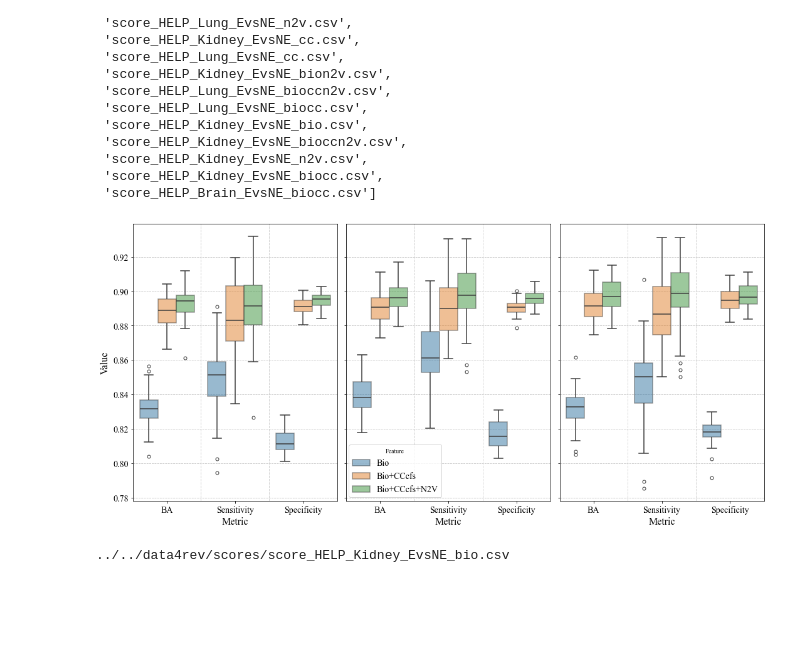
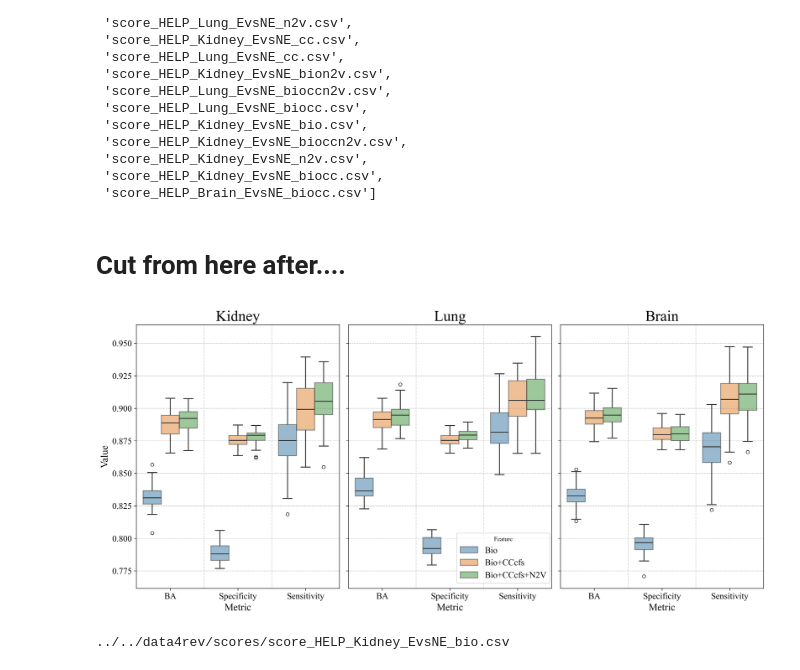
Before and after one commit to giordamaug/HELP, a Jupyter notebook: HELPpy/notebooks/score_boxplot.ipynb, the cells around one changed output. Saved outputs shown, nothing was run; the diff lists cells and outputs as text; code cells hidden in the pictures; blank space fills up the shorter version.

```diff
--- a/HELPpy/notebooks/score_boxplot.ipynb
+++ b/HELPpy/notebooks/score_boxplot.ipynb
@@ -124,6 +124,8 @@ os.listdir(scorepath)
  'score_HELP_Kidney_EvsNE_n2v.csv',
  'score_HELP_Kidney_EvsNE_biocc.csv',
  'score_HELP_Brain_EvsNE_biocc.csv']
+# %% [markdown]
+# Cut from here after....
 # %%
 import matplotlib.pyplot as plt
 import seaborn as sns
@@ -131,13 +133,14 @@ import pandas as pd
 import os
 
 tissues = ['Kidney', 'Lung', 'Brain']
-scorepath = '../../data4rev/scores'
+scorepath = '../../data4rev/scoresfinal'
 features = ["Bio", "Bio+CCcfs", "Bio+CCcfs+N2V"]
 suffixes = ['bio', 'biocc', 'bioccn2v']
 problem = 'EvsNE'
 labels = ['(A) Kidney', '(B) Lung', '(C) Brain']
 fsize = 14
 plt.rcParams["font.family"] = "Times New Roman"
+plt.rcParams["figure.dpi"] = 300
 
 def generate_subplot(Scores, ax, fsize=10):
     sns.boxplot(x='Metric', y='Value', hue='Feature', data=Scores, dodge=True, linewidth=1.5, fliersize=5,
@@ -147,36 +150,36 @@ def generate_subplot(Scores, ax, fsize=10):
     ax.tick_params(axis='both', which='major', labelsize=fsize)
     ax.grid(axis="y", linestyle="--", alpha=0.8)
     unique_metrics = Scores["Metric"].unique()
     for i in range(1, len(unique_metrics)):
         ax.axvline(x=i - 0.5, color='lightgray', linestyle='--', linewidth=1)
     ax.get_legend().remove()
 
 # Creazione di una figura con tre subplot su stessa riga
 fig, axs = plt.subplots(1, len(tissues), figsize=(15, 7), sharey=True)
 
 # Iterazione sui subplot e applicazione della funzione generate_subplot
 for i, tissue in enumerate(tissues):
     dfs = []
     for feature, suffix in zip(features, suffixes):
         df_tmp = pd.read_csv(os.path.join(scorepath, f"score_HELP_{tissue}_{problem}_{suffix}.csv")).drop(columns=["ROC-AUC", "Accuracy", "MCC", "CM"])
         df_tmp['Feature'] = feature
         dfs.append(df_tmp)
 
     # Merge datasets and modify the dataframe for boxplot generation
     Scores = pd.concat(dfs)
     Scores = pd.melt(Scores, id_vars=["Feature"], var_name="Metric", value_name="Value")
     generate_subplot(Scores, axs[i], fsize=fsize)
-    #axs[i].set_title(f"{labels[i]}", y=-0.2, fontsize=24)
+    axs[i].set_title(f"{tissues[i]}", y=1, fontsize=24)
 
 # Posizionamento della legenda unica
 handles, labels = axs[0].get_legend_handles_labels()
-fig.legend(handles, labels, loc='lower left', bbox_to_anchor=(0.37, 0.10), fontsize=fsize, title='Feature', title_fontsize='10')
+fig.legend(handles, labels, loc='lower left', bbox_to_anchor=(0.53, 0.10), fontsize=fsize, title='Feature', title_fontsize='10')
 
 # Visualizzazione della figura
 plt.tight_layout()
 plt.show()
 # %% [output]
-[figure, old version]
+[figure, new version]
 # %%
 %ls ../../data4rev/scores/score_HELP_Kidney_EvsNE_bio.csv
 # %% [output]
```
Also changed, not shown: parts of 3 cells of this notebook, 4 other files.
